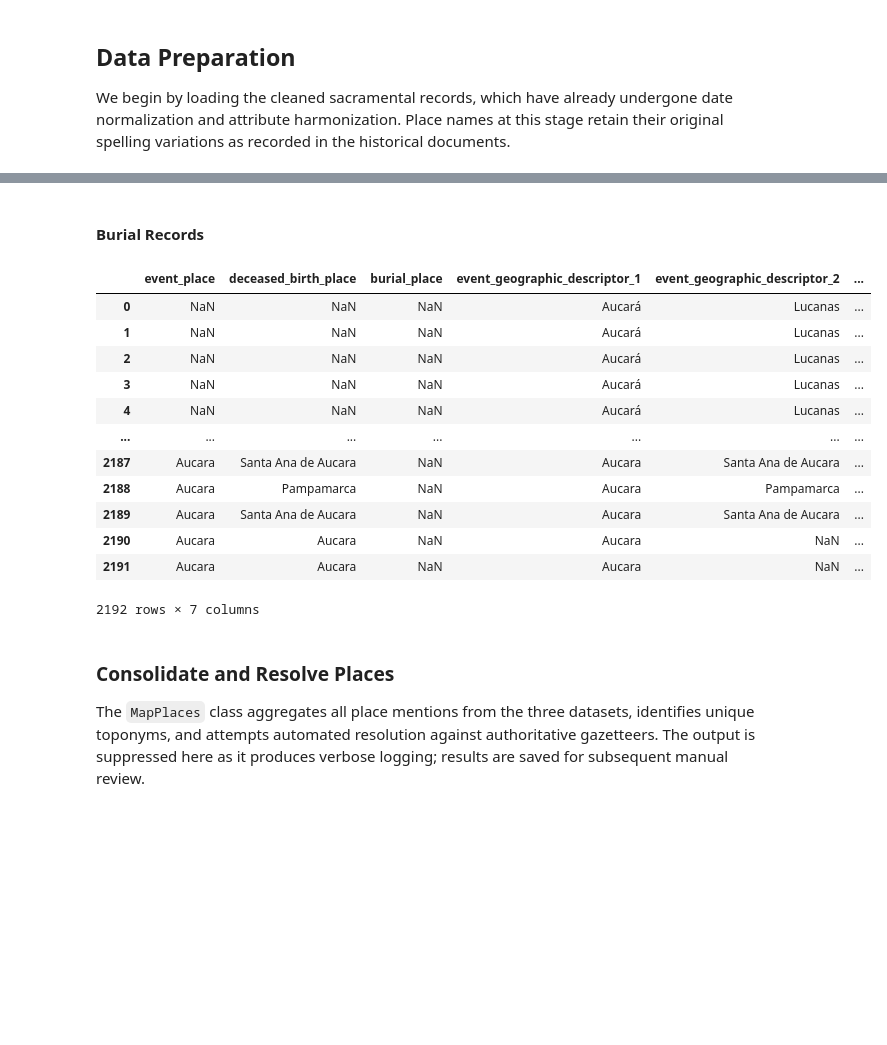
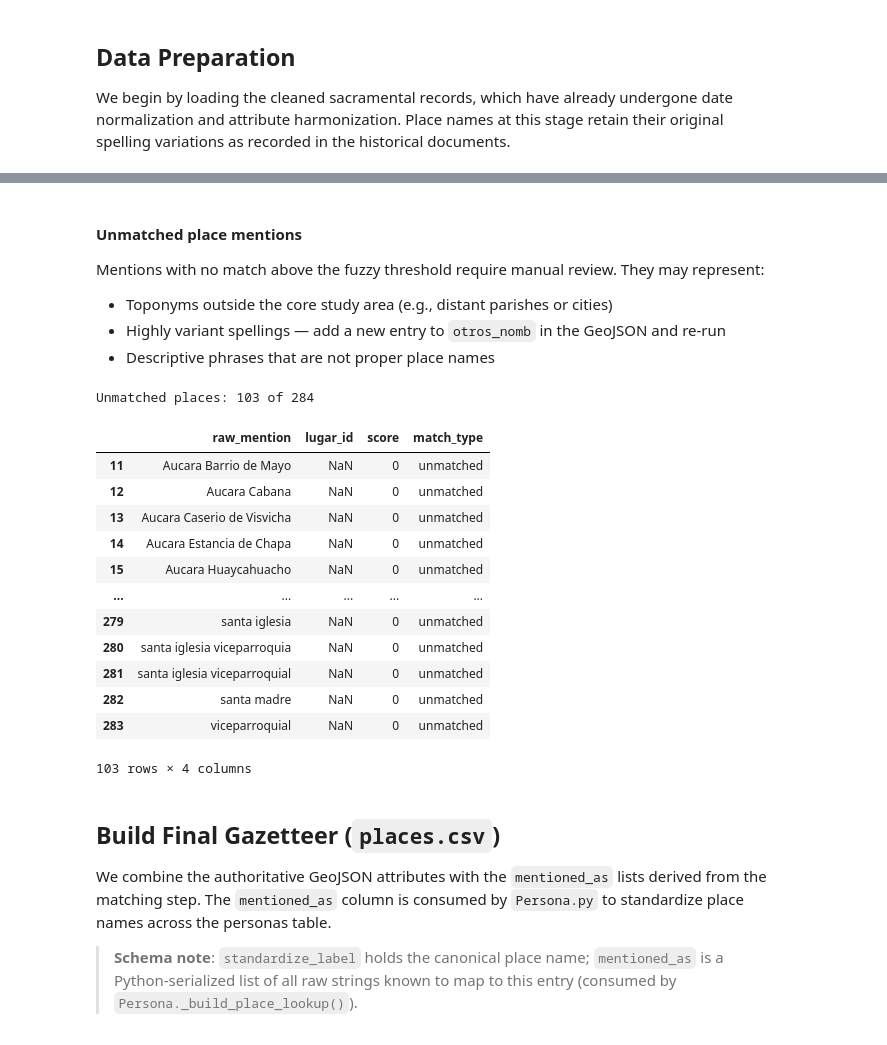
Before and after one commit to UCSB-AMPLab/sondondo, a Jupyter notebook: project_code/2_placeMapping.ipynb, the cells around one changed output, grey strips where cells are left out. Drawn from its saved outputs; the diff is of its cells as text; code cells hidden in the pictures; blank space fills up the shorter version.

```diff
--- a/project_code/2_placeMapping.ipynb
+++ b/project_code/2_placeMapping.ipynb
@@ -115,36 +228,36 @@ MATRIMONIOS_HARMONIZED[matrimonios_place_columns]
 # %% [markdown]
-#### Burial Records
+#### Unmatched place mentions
+
+Mentions with no match above the fuzzy threshold require manual review. They may represent:
+- Toponyms outside the core study area (e.g., distant parishes or cities)
+- Highly variant spellings — add a new entry to `otros_nomb` in the GeoJSON and re-run
+- Descriptive phrases that are not proper place names
 # %%
-entierros_place_columns = [
-    'event_place', 'deceased_birth_place', 'burial_place', 'event_geographic_descriptor_1',
-    'event_geographic_descriptor_2', 'event_geographic_descriptor_3',
-    'event_geographic_descriptor_4'
-]
+unmatched = match_df[match_df['match_type'] == 'unmatched'].copy()
+print(f"Unmatched places: {len(unmatched)} of {len(match_df)}")
 
-for col in entierros_place_columns:
-    if col in ENTIERROS_HARMONIZED.columns:
-        ENTIERROS_HARMONIZED[col] = ENTIERROS_HARMONIZED[col].apply(
-            lambda x: x if len(str(x)) > 2 else None
-        )
-        ENTIERROS_HARMONIZED[col] = extractor.extract_places_per_row(ENTIERROS_HARMONIZED[col])
-
-ENTIERROS_HARMONIZED[entierros_place_columns]
+# Save full match table for auditing
+match_df.to_csv('../data/interim/unique_places.csv', index=False)
+unmatched
 # %% [output]
+Unmatched places: 103 of 284
-|  | event_place | deceased_birth_place | burial_place | event_geographic_descriptor_1 | event_geographic_descriptor_2 | ... |
-| 0 | NaN | NaN | NaN | Aucará | Lucanas | ... |
-| 1 | NaN | NaN | NaN | Aucará | Lucanas | ... |
-| 2 | NaN | NaN | NaN | Aucará | Lucanas | ... |
-| 3 | NaN | NaN | NaN | Aucará | Lucanas | ... |
-| 4 | NaN | NaN | NaN | Aucará | Lucanas | ... |
-| ... | ... | ... | ... | ... | ... | ... |
-| 2187 | Aucara | Santa Ana de Aucara | NaN | Aucara | Santa Ana de Aucara | ... |
-| 2188 | Aucara | Pampamarca | NaN | Aucara | Pampamarca | ... |
-| 2189 | Aucara | Santa Ana de Aucara | NaN | Aucara | Santa Ana de Aucara | ... |
-| 2190 | Aucara | Aucara | NaN | Aucara | NaN | ... |
-| 2191 | Aucara | Aucara | NaN | Aucara | NaN | ... |
+|  | raw_mention | lugar_id | score | match_type |
+| 11 | Aucara Barrio de Mayo | NaN | 0 | unmatched |
+| 12 | Aucara Cabana | NaN | 0 | unmatched |
+| 13 | Aucara Caserio de Visvicha | NaN | 0 | unmatched |
+| 14 | Aucara Estancia de Chapa | NaN | 0 | unmatched |
+| 15 | Aucara Huaycahuacho | NaN | 0 | unmatched |
+| ... | ... | ... | ... | ... |
+| 279 | santa iglesia | NaN | 0 | unmatched |
+| 280 | santa iglesia viceparroquia | NaN | 0 | unmatched |
+| 281 | santa iglesia viceparroquial | NaN | 0 | unmatched |
+| 282 | santa madre | NaN | 0 | unmatched |
+| 283 | viceparroquial | NaN | 0 | unmatched |
-2192 rows × 7 columns
+103 rows × 4 columns
 # %% [markdown]
-### Consolidate and Resolve Places
+## Build Final Gazetteer (`places.csv`)
 
-The `MapPlaces` class aggregates all place mentions from the three datasets, identifies unique toponyms, and attempts automated resolution against authoritative gazetteers. The output is suppressed here as it produces verbose logging; results are saved for subsequent manual review.
+We combine the authoritative GeoJSON attributes with the `mentioned_as` lists derived from the matching step. The `mentioned_as` column is consumed by `Persona.py` to standardize place names across the personas table.
+
+> **Schema note**: `standardize_label` holds the canonical place name; `mentioned_as` is a Python-serialized list of all raw strings known to map to this entry (consumed by `Persona._build_place_lookup()`).
 # %%
```
Also changed, not shown: parts of 26 cells of this notebook, 8 other files.
